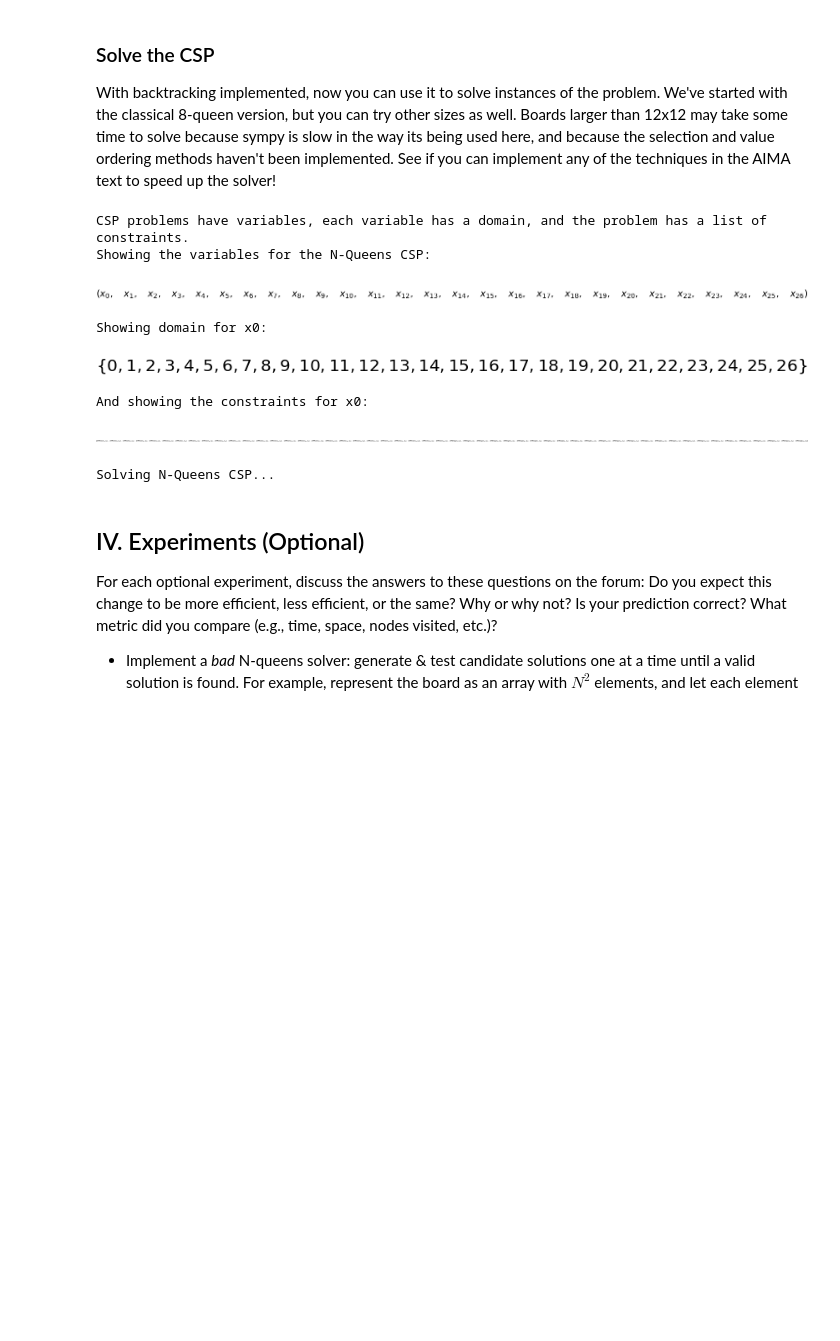
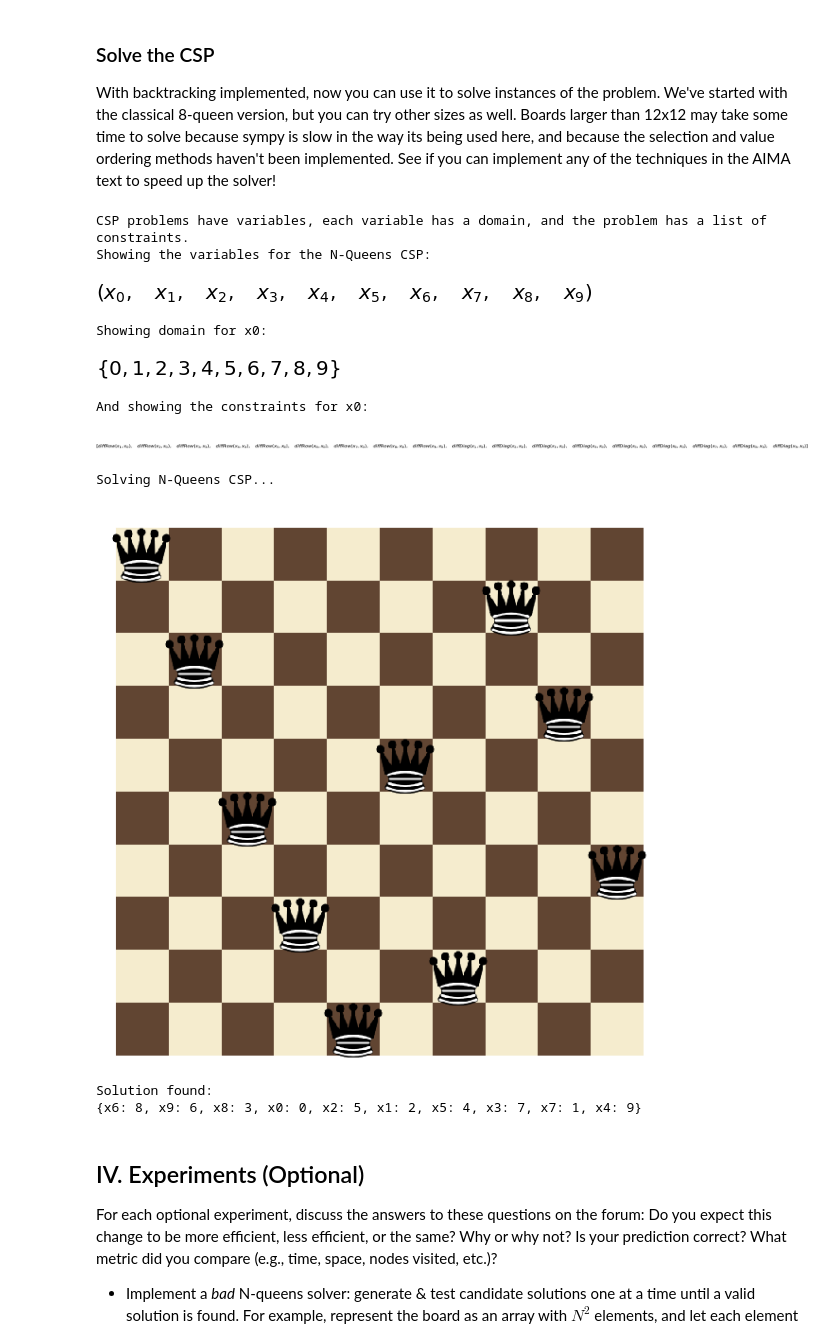
Before and after one commit to BrendanVadacoraBell/AIND-Constraint_Satisfaction, a Jupyter notebook: AIND-Constraint_Satisfaction.ipynb, the cells around one changed output. Saved outputs shown, nothing was run; the diff lists cells and outputs as text; code cells hidden in the pictures; blank space fills up the shorter version.

```diff
--- a/AIND-Constraint_Satisfaction.ipynb
+++ b/AIND-Constraint_Satisfaction.ipynb
@@ -97,12 +97,12 @@ class NQueensCSP:
         # a diffRow(xi, xj) and a diffDiag(xi, xj) instance, and add them
         # to the self._constraints dictionary keyed to both xi and xj;
         # (i.e., add them to both self._constraints[xi] and self._constraints[xj])
-        for y, x in enumerate(_vars):
-            diffRows = [diffRow.subs({a: x, b : i}) for i in _vars]
-            del diffRows[y]
-            diffDiags = [diffDiag.subs({a: x, b: i, c : abs(y - j)}) for j, i in enumerate(_vars)]
-            del diffDiags[y]
-            self._constraints[x] = diffRows + diffDiags
+        for idx, var in enumerate(_vars):
+            diffRows = [diffRow.subs({a: var, b : _var}) for _var in _vars]
+            del diffRows[idx]
+            diffDiags = [diffDiag.subs({a: var, b: _var, c : abs(idx - _idx)}) for _idx, _var in enumerate(_vars)]
+            del diffDiags[idx]
+            self._constraints[var] = diffRows + diffDiags
 
 
 
@@ -255,33 +255,36 @@ def backtrack(assignment, csp):
 ### Solve the CSP
 With backtracking implemented, now you can use it to solve instances of the problem. We've started with the classical 8-queen version, but you can try other sizes as well.  Boards larger than 12x12 may take some time to solve because sympy is slow in the way its being used here, and because the selection and value ordering methods haven't been implemented.  See if you can implement any of the techniques in the AIMA text to speed up the solver!
 # %%
-num_queens = 27
+num_queens = 10
 csp = NQueensCSP(num_queens)
 var = csp.variables[0]
 print("CSP problems have variables, each variable has a domain, and the problem has a list of constraints.")
 print("Showing the variables for the N-Queens CSP:")
 display(csp.variables)
 print("Showing domain for {}:".format(var))
 display(csp.domains[var])
 print("And showing the constraints for {}:".format(var))
 display(csp._constraints[var])
 
 print("Solving N-Queens CSP...")
 assn = backtracking_search(csp)
 if assn is not None:
     csp.show(assn)
     print("Solution found:\n{!s}".format(assn))
 else:
     print("No solution found.")
 # %% [output]
 CSP problems have variables, each variable has a domain, and the problem has a list of constraints.
 Showing the variables for the N-Queens CSP:
-[figure, old version]
+[figure, new version]
 Showing domain for x0:
-[figure, old version]
+[figure, new version]
 And showing the constraints for x0:
-[figure, old version]
+[figure, new version]
 Solving N-Queens CSP...
+[figure, added]
+Solution found:
+{x6: 8, x9: 6, x8: 3, x0: 0, x2: 5, x1: 2, x5: 4, x3: 7, x7: 1, x4: 9}
 # %% [markdown]
 ## IV. Experiments (Optional)
 For each optional experiment, discuss the answers to these questions on the forum: Do you expect this change to be more efficient, less efficient, or the same?  Why or why not?  Is your prediction correct?  What metric did you compare (e.g., time, space, nodes visited, etc.)?
```
